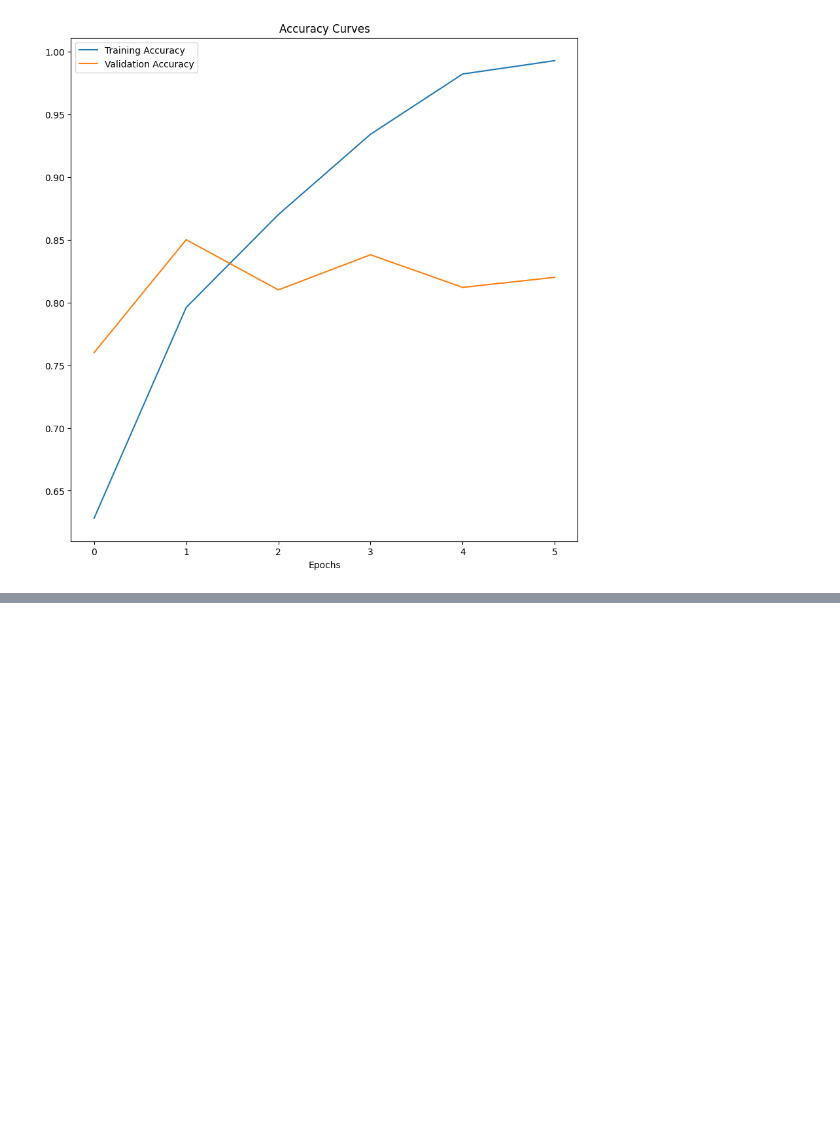
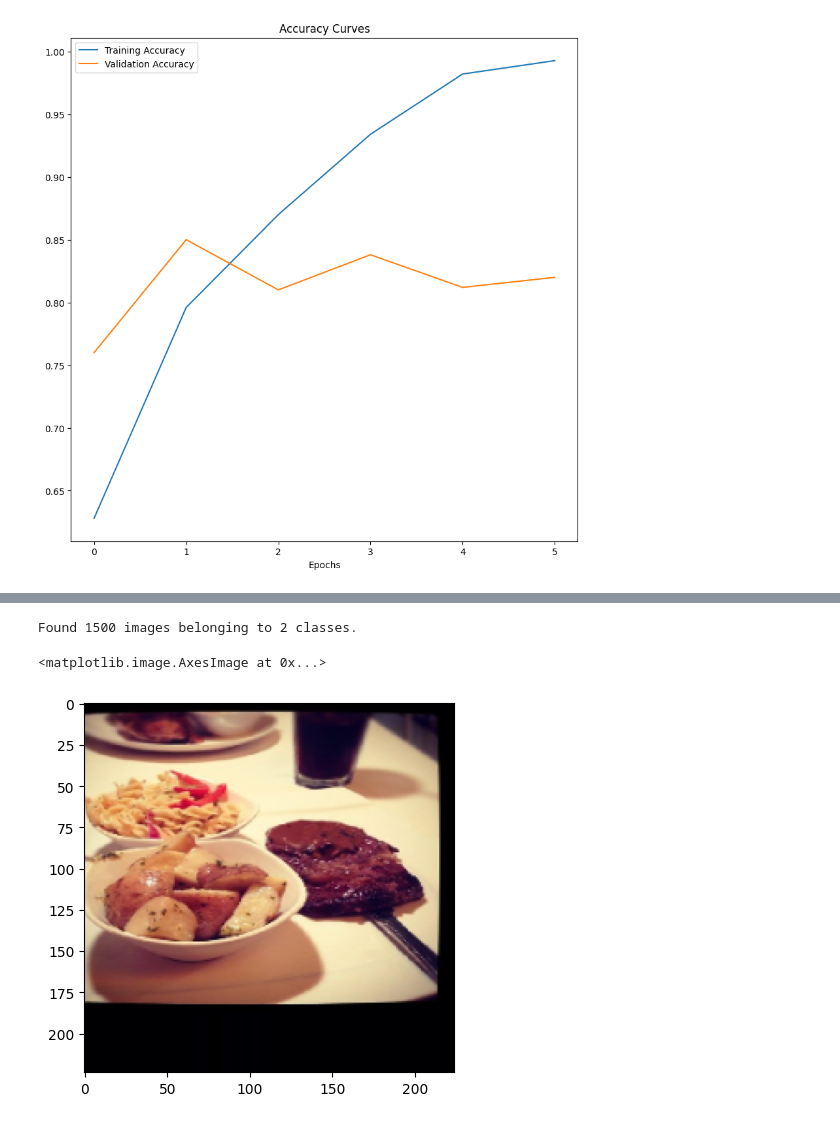
Before and after one commit to gunavc/TensorFlow, a Jupyter notebook: cnn-computer_vision.ipynb, the cells around one changed output, grey strips where cells are left out. Cells and saved outputs as stored; diff of their text form; code cells hidden in the pictures; blank space fills up the shorter version.

```diff
--- a/cnn-computer_vision.ipynb
+++ b/cnn-computer_vision.ipynb
@@ -300,0 +363,25 @@ plot_loss_curves(history_baseline)
+# %%
+#By Adding Data Augmentation
+#Creating ImageDataGenerator with data augmentation
+train_gen_aug = tf.keras.preprocessing.image.ImageDataGenerator(rescale=1./255,
+                                                               rotation_range=0.2,
+                                                               shear_range=0.2,
+                                                               zoom_range=0.2,
+                                                               width_shift_range=0.2,
+                                                               height_shift_range=0.2,
+                                                               horizontal_flip=True)
+#Loading in the train dataset with data augmentation
+train_data_aug = train_gen_aug.flow_from_directory(train_dir,
+                                                  target_size=(224,224),
+                                                  batch_size=32,
+                                                  class_mode="binary",
+                                                  shuffle=True)
+# %% [output]
+Found 1500 images belonging to 2 classes.
+# %%
+#Visualising the augmented data
+augmented_img, label = train_data_aug.next()
+plt.imshow(augmented_img[4])
+# %% [output]
+<matplotlib.image.AxesImage at 0x...>
+[figure, added]
```
Also changed, not shown: parts of 5 cells of this notebook.
